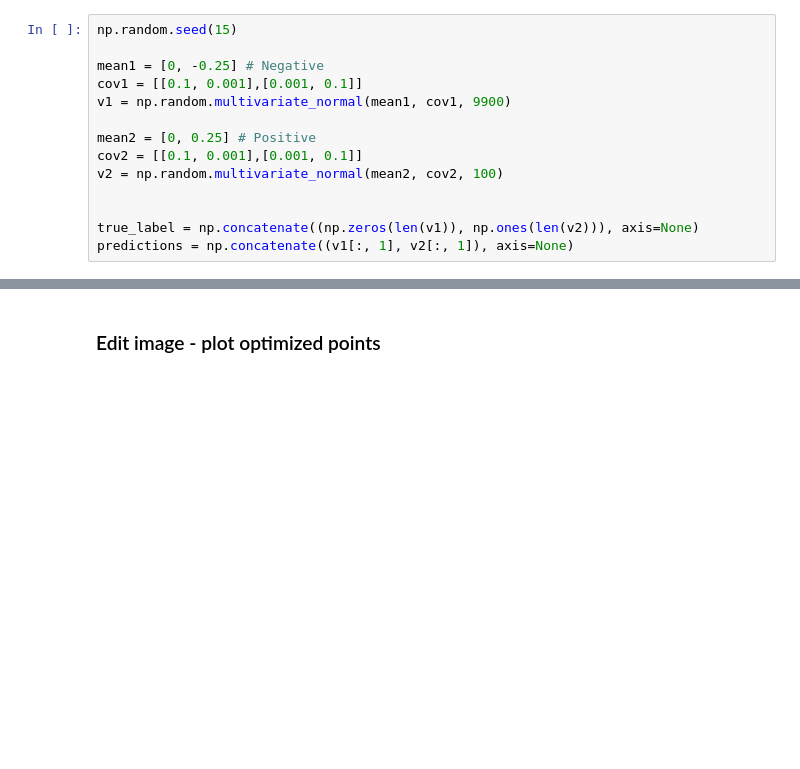
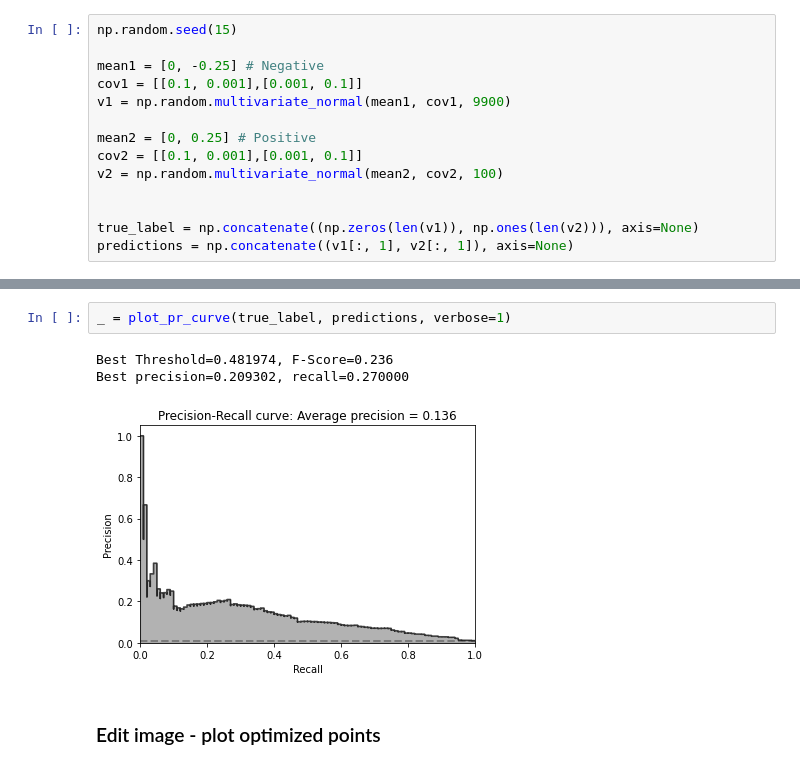
Before and after one commit to csazevedo/roc_pr_post, a Jupyter notebook: notebooks/plots.ipynb, the cells around one changed output, grey strips where cells are left out. Saved outputs shown, nothing was run; the diff lists cells and outputs as text; blank space fills up the shorter version.

```diff
--- a/notebooks/plots.ipynb
+++ b/notebooks/plots.ipynb
@@ -298,3 +269,9 @@ Best precision=0.209302, recall=0.270000
+# %%
+_ = plot_pr_curve(true_label, predictions, verbose=1)
+# %% [output]
+Best Threshold=0.481974, F-Score=0.236
+Best precision=0.209302, recall=0.270000
+[figure, added]
 # %% [markdown]
 ### Edit image - plot optimized points
 # %%
```
Also changed, not shown: parts of 14 cells of this notebook, 3 other files.
